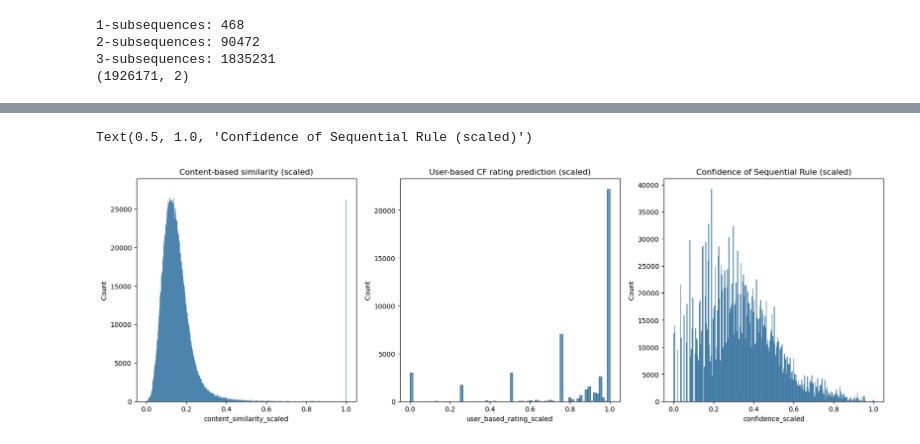
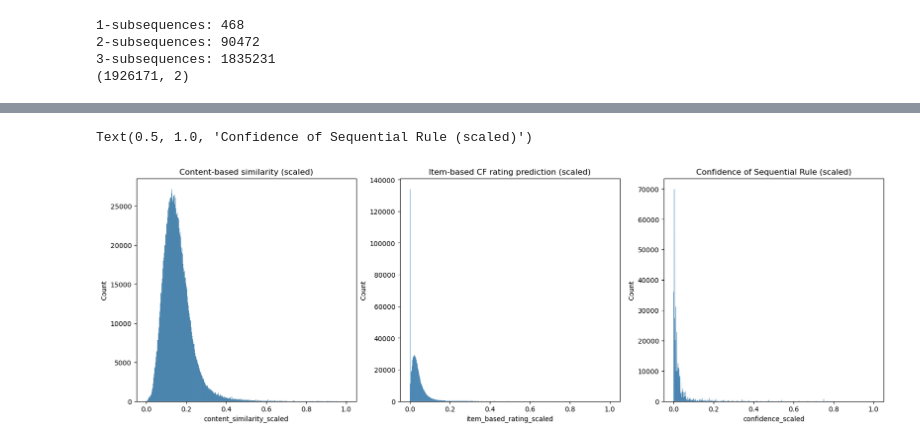
Before and after one commit to franciszac-dlc/comp9727-project, a Jupyter notebook: notebooks/Model Evaluation.ipynb, the cells around one changed output, grey strips where cells are left out. Drawn from its saved outputs; the diff is of its cells as text; code cells hidden in the pictures.

Commit message:
Tweak main notebook with new results, add text explanations

```diff
--- a/notebooks/Model Evaluation.ipynb
+++ b/notebooks/Model Evaluation.ipynb
@@ -137,8 +254,11 @@ print(f"@10 | {hr10:.3f}    | {prec10:.3f}     | {f1score10:.3f}   ")
 scores_content = pd.read_csv('/mnt/d/School/COMP9727/content-based-recommender-full.csv') \
                    .melt(id_vars='Unnamed: 0') \
                    .rename(columns={'Unnamed: 0': 'user', 'variable': 'course', 'value': 'content_similarity'})
-scores_user_cf = pd.read_pickle('user_based_cf_scores.pkl')
-scores_user_cf.columns = ['user', 'course', 'user_based_rating']
+# scores_user_cf = pd.read_pickle('user_based_cf_scores.pkl')
+# scores_user_cf.columns = ['user', 'course', 'user_based_rating']
+scores_item_cf = pd.read_csv('/mnt/d/School/COMP9727/item_based_collab_results_commas.csv') \
+                   .iloc[:, 1:] \
+                   .rename(columns={'user_id': 'user', 'course_id': 'course', 'predicted_rating': 'item_based_similarity'})
 scores_sequential = pd.read_pickle('sequential_rm_scores.pkl')
 # %%
 print(f"Content-based predictions: {scores_content.user.nunique()} users, {scores_content.course.nunique()} courses")
@@ -163,8 +271,12 @@ Text(0.5, 1.0, 'Confidence of Sequential Rule')
 # %%
-# normalize
-from sklearn.preprocessing import MinMaxScaler
+# remove suspiciously high content similarities
+scores_content_filtered = scores_content[scores_content['content_similarity'] < 1]
 
-mmscaler = MinMaxScaler()
-scores_content['content_similarity_scaled'] = mmscaler.fit_transform(scores_content['content_similarity'].values.reshape(-1, 1))[:, 0]
-scores_user_cf['user_based_rating_scaled'] = mmscaler.fit_transform(scores_user_cf['user_based_rating'].values.reshape(-1, 1))[:, 0]
-scores_sequential['confidence_scaled'] = mmscaler.fit_transform(np.log(scores_sequential['confidence']).values.reshape(-1, 1))[:, 0]
+# standardize
+from sklearn.preprocessing import MinMaxScaler, StandardScaler
+
+scaler = MinMaxScaler()
+scores_content_filtered['content_similarity_scaled'] = scaler.fit_transform(scores_content_filtered['content_similarity'].values.reshape(-1, 1))[:, 0]
+scores_item_cf['item_based_rating_scaled'] = scaler.fit_transform(scores_item_cf['item_based_similarity'].values.reshape(-1, 1))[:, 0]
+# scores_sequential['confidence_scaled'] = scaler.fit_transform(np.log(scores_sequential['confidence']).values.reshape(-1, 1))[:, 0]
+scores_sequential['confidence_scaled'] = scaler.fit_transform(scores_sequential['confidence'].values.reshape(-1, 1))[:, 0]
@@ -171,13 +289,13 @@ scores_sequential['confidence_scaled'] = mmscaler.fit_transform(np.log(scores_se
 # %%
 fig, axs = plt.subplots(1, 3, figsize=(20, 6))
 
-sns.histplot(scores_content['content_similarity_scaled'], ax=axs[0])
+sns.histplot(scores_content_filtered['content_similarity_scaled'], ax=axs[0])
 axs[0].set_title('Content-based similarity (scaled)')
-sns.histplot(scores_user_cf['user_based_rating_scaled'], ax=axs[1])
-axs[1].set_title('User-based CF rating prediction (scaled)')
+sns.histplot(scores_item_cf['item_based_rating_scaled'], ax=axs[1])
+axs[1].set_title('Item-based CF rating prediction (scaled)')
 sns.histplot(scores_sequential['confidence_scaled'], ax=axs[2])
 axs[2].set_title('Confidence of Sequential Rule (scaled)')
 # %% [output]
 Text(0.5, 1.0, 'Confidence of Sequential Rule (scaled)')
-[figure, old version]
+[figure, new version]
 # %%
```
Also changed, not shown: parts of 31 cells of this notebook.
